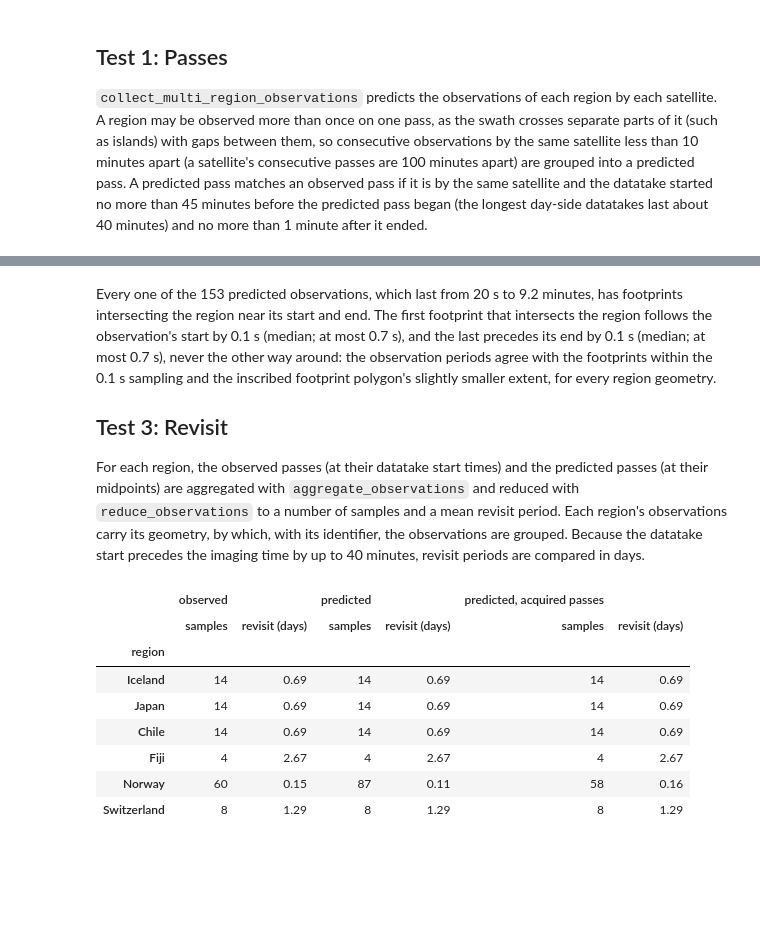
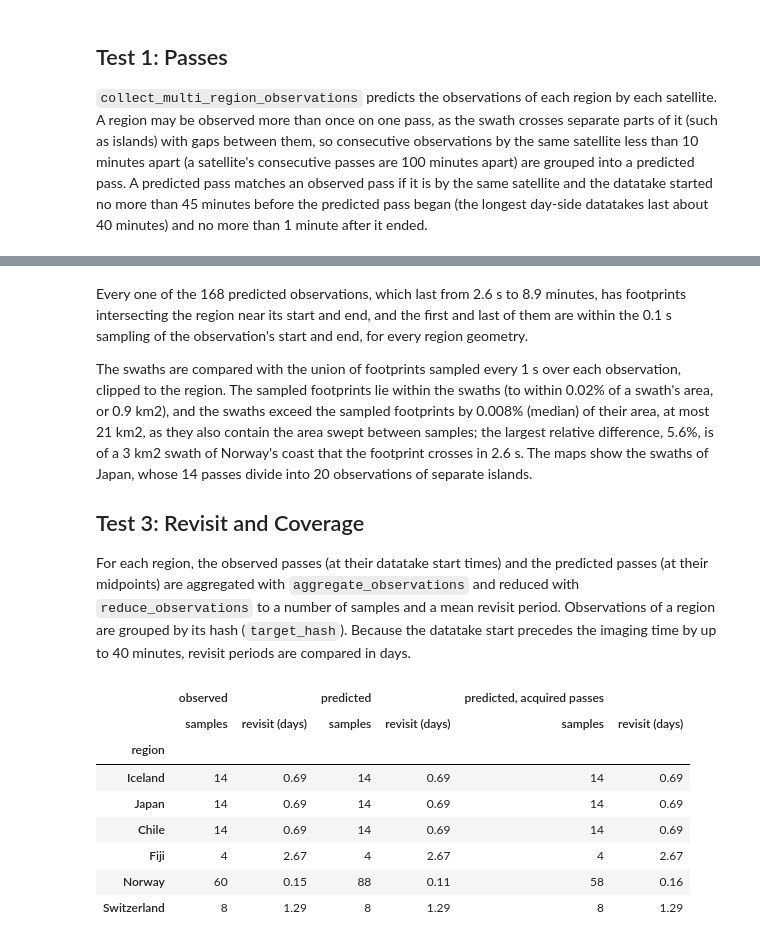
Before and after one commit to code-lab-org/tatc, a Jupyter notebook: docs/validation/ValidateRegionSentinel2.ipynb, the cells around one changed output, grey strips where cells are left out. Cells and saved outputs as stored; diff of their text form; code cells hidden in the pictures; blank space fills up the shorter version.

```diff
--- a/docs/validation/ValidateRegionSentinel2.ipynb
+++ b/docs/validation/ValidateRegionSentinel2.ipynb
@@ -162,14 +176,26 @@ plt.show()
 
 `collect_multi_region_observations` predicts the observations of each region by each satellite. A region may be observed more than once on one pass, as the swath crosses separate parts of it (such as islands) with gaps between them, so consecutive observations by the same satellite less than 10 minutes apart (a satellite's consecutive passes are 100 minutes apart) are grouped into a predicted pass. A predicted pass matches an observed pass if it is by the same satellite and the datatake started no more than 45 minutes before the predicted pass began (the longest day-side datatakes last about 40 minutes) and no more than 1 minute after it ended.
 # %%
+def solar_elevation(row, instrument):
+    """Solar elevation (deg) at an observation's midpoint, at the point of the region within the footprint at which TAT-C checks illumination."""
+    midpoint = (row.start + (row.end - row.start) / 2).round("us").to_pydatetime()
+    orbit_track = satellites[row.platform].orbit.to_gp_orbit().get_orbit_track([midpoint])
+    region = SPLIT_REGIONS[row.region]
+    view = instrument.compute_footprint(orbit_track)[0].intersection(region)
+    point = (view if not view.is_empty else region).representative_point()
+    topos = de421["earth"] + wgs84.latlon(point.y, point.x)
+    return topos.at(timescale.from_datetime(midpoint)).observe(de421["sun"]).apparent().altaz()[0].degrees
+
+
 def predict(instrument=msi):
     """Predicted observations of each region by each satellite, grouped into passes."""
     members = [s.model_copy(update={"instruments": [instrument]}) for s in satellites.values()]
     frames = []
     for name, region in regions.items():
-        o = collect_multi_region_observations(region, members, START, END, omit_solar=False)
+        o = collect_multi_region_observations(region, members, START, END)
         frames.append(o.assign(region=name).rename(columns={"satellite": "platform"}))
     o = pd.concat(frames, ignore_index=True).sort_values(["region", "platform", "start"], ignore_index=True)
+    o["solar_alt"] = [solar_elevation(row, instrument) for row in o.itertuples()]
     new_pass = (o.region != o.region.shift()) | (o.platform != o.platform.shift()) | (o.start - o.end.shift() > pd.Timedelta(minutes=10))
     o["pass"] = new_pass.cumsum()
     return o
@@ -179,7 +205,7 @@ def passes(o):
     """Predicted passes: the span of each group of observations."""
     return o.groupby("pass").agg(
         region=("region", "first"), platform=("platform", "first"), start=("start", "min"), end=("end", "max"),
-        observations=("epoch", "size"), solar_alt=("solar_alt", "max"),
+        observations=("start", "size"), solar_alt=("solar_alt", "max"),
     ).reset_index()
 
 
@@ -227,8 +253,8 @@ The predicted passes that were not acquired are classified, in order, as:
 * **other**.
 # %%
-# swath edge: passes not predicted with the field of regard of the swath in
-# which all bands have valid data (290 km, or +/-10.2 deg)
-narrow = predict(Instrument(name="MSI (valid swath)", field_of_regard=20.4, req_target_sunlit=True))
+# swath edge: passes not predicted with the cross-track field of view of the
+# swath in which all bands have valid data (+/-10.2 deg)
+narrow = predict(msi.model_copy(update={"name": "MSI (valid swath)", "cross_track_field_of_view": 20.4}))
 narrow_passes = passes(narrow)
 overlap = predicted_passes.merge(narrow_passes, on=["region", "platform"], suffixes=("", "_narrow"))
 overlap = overlap[(overlap.start_narrow <= overlap.end) & (overlap.end_narrow >= overlap.start)]
@@ -326,0 +392,14 @@ plt.show()
+# %%
+name = "Japan"
+frame = predicted[predicted.region == name]
+fig, axes = plt.subplots(1, 2, figsize=(10, 4.6), subplot_kw={"projection": ccrs.PlateCarree()})
+for ax, platform in zip(axes, PLATFORMS):
+    ax.set_extent([127, 147, 29, 46], crs=ccrs.PlateCarree())
+    ax.coastlines(color=GRAY, linewidth=0.5)
+    swaths = frame[frame.platform == platform]
+    ax.add_geometries(swaths.geometry, crs=ccrs.PlateCarree(), facecolor=PLATFORM_COLORS[platform], edgecolor="none", alpha=0.3)
+    ax.add_geometries([regions[name]], crs=ccrs.PlateCarree(), facecolor="none", edgecolor=INK, linewidth=0.6)
+    ax.set_title(f"{platform}: {swaths['pass'].nunique()} passes, {len(swaths)} swaths", fontsize=9)
+fig.suptitle(f"Predicted swaths over {name}, {START:%d} to {END - timedelta(days=1):%d %B %Y} (overlaps darker)", fontsize=10)
+fig.tight_layout()
+plt.show()
@@ -327,46 +408,47 @@ plt.show()
 # %% [markdown]
-Every one of the 153 predicted observations, which last from 20 s to 9.2 minutes, has footprints intersecting the region near its start and end. The first footprint that intersects the region follows the observation's start by 0.1 s (median; at most 0.7 s), and the last precedes its end by 0.1 s (median; at most 0.7 s), never the other way around: the observation periods agree with the footprints within the 0.1 s sampling and the inscribed footprint polygon's slightly smaller extent, for every region geometry.
+Every one of the 168 predicted observations, which last from 2.6 s to 8.9 minutes, has footprints intersecting the region near its start and end, and the first and last of them are within the 0.1 s sampling of the observation's start and end, for every region geometry.
 
-## Test 3: Revisit
+The swaths are compared with the union of footprints sampled every 1 s over each observation, clipped to the region. The sampled footprints lie within the swaths (to within 0.02% of a swath's area, or 0.9 km2), and the swaths exceed the sampled footprints by 0.008% (median) of their area, at most 21 km2, as they also contain the area swept between samples; the largest relative difference, 5.6%, is of a 3 km2 swath of Norway's coast that the footprint crosses in 2.6 s. The maps show the swaths of Japan, whose 14 passes divide into 20 observations of separate islands.
 
-For each region, the observed passes (at their datatake start times) and the predicted passes (at their midpoints) are aggregated with `aggregate_observations` and reduced with `reduce_observations` to a number of samples and a mean revisit period. Each region's observations carry its geometry, by which, with its identifier, the observations are grouped. Because the datatake start precedes the imaging time by up to 40 minutes, revisit periods are compared in days.
+## Test 3: Revisit and Coverage
+
+For each region, the observed passes (at their datatake start times) and the predicted passes (at their midpoints) are aggregated with `aggregate_observations` and reduced with `reduce_observations` to a number of samples and a mean revisit period. Observations of a region are grouped by its hash (`target_hash`). Because the datatake start precedes the imaging time by up to 40 minutes, revisit periods are compared in days.
 # %%
 def as_observations(frame, time_column):
     """A data frame of instantaneous observations of regions, as accepted by aggregate_observations."""
     t = frame[time_column]
     return gpd.GeoDataFrame(
         {
-            "point_id": frame.region.map(REGION_IDS).to_numpy(),
+            "target_hash": [hash_geometry(regions[name]) for name in frame.region],
             "geometry": [regions[name] for name in frame.region],
             "satellite": frame.platform.to_numpy(),
             "instrument": "MSI",
             "start": t.to_numpy(),
-            "epoch": t.to_numpy(),
             "end": t.to_numpy(),
         },
         crs="EPSG:4326",
     )
 
 
 def revisit_statistics(frame):
     reduced = reduce_observations(aggregate_observations(frame))
-    reduced["region"] = reduced.point_id.map({i: name for name, i in REGION_IDS.items()})
+    reduced["region"] = reduced.target_hash.map(REGION_NAMES_BY_HASH)
     reduced["revisit (days)"] = reduced.revisit.dt.total_seconds() / 86400
     return reduced.set_index("region")[["samples", "revisit (days)"]].reindex(REGION_NAMES)
 
 
 midpoints = predicted_passes.assign(midpoint=predicted_passes.start + (predicted_passes.end - predicted_passes.start) / 2)
 o3 = revisit_statistics(as_observations(observed1, "datatake_start"))
 p3 = revisit_statistics(as_observations(midpoints, "midpoint"))
 a3 = revisit_statistics(as_observations(midpoints[midpoints.acquired], "midpoint"))
 pd.concat({"observed": o3, "predicted": p3, "predicted, acquired passes": a3}, axis=1).round(2)
 # %% [output]
 |  | observed |  | predicted |  | predicted, acquired passes |  |
 |  | samples | revisit (days) | samples | revisit (days) | samples | revisit (days) |
 | region |  |  |  |  |  |  |
 | Iceland | 14 | 0.69 | 14 | 0.69 | 14 | 0.69 |
 | Japan | 14 | 0.69 | 14 | 0.69 | 14 | 0.69 |
 | Chile | 14 | 0.69 | 14 | 0.69 | 14 | 0.69 |
 | Fiji | 4 | 2.67 | 4 | 2.67 | 4 | 2.67 |
-| Norway | 60 | 0.15 | 87 | 0.11 | 58 | 0.16 |
+| Norway | 60 | 0.15 | 88 | 0.11 | 58 | 0.16 |
 | Switzerland | 8 | 1.29 | 8 | 1.29 | 8 | 1.29 |
```
Also changed, not shown: parts of 15 cells of this notebook, 10 other files.
